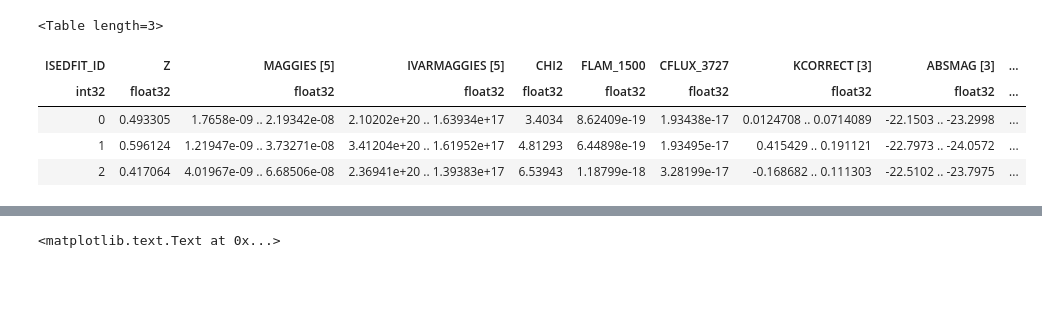
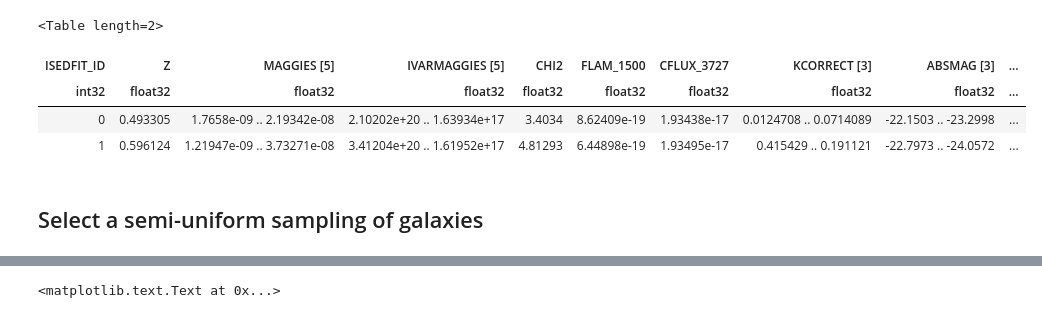
Before and after one commit to desihub/desisim, a Jupyter notebook: doc/nb/lrg-templates.ipynb, the cells around one changed output, grey strips where cells are left out. Saved outputs shown, nothing was run; the diff lists cells and outputs as text; code cells hidden in the pictures; blank space fills up the shorter version.

```diff
--- a/doc/nb/lrg-templates.ipynb
+++ b/doc/nb/lrg-templates.ipynb
@@ -39,11 +44,12 @@ cat[:3]
 # %%
 kcorr = Table.read('legacysurvey_lrg_ckc14z_kroupa01_charlot_sfhgrid01_kcorr.z0.0.fits.gz')
-kcorr[:3]
+kcorr[:2]
 # %% [output]
-<Table length=3>
+<Table length=2>
 | ISEDFIT_ID | Z | MAGGIES [5] | IVARMAGGIES [5] | CHI2 | FLAM_1500 | CFLUX_3727 | KCORRECT [3] | ABSMAG [3] | ... |
 | int32 | float32 | float32 | float32 | float32 | float32 | float32 | float32 | float32 | ... |
 | 0 | 0.493305 | 1.7658e-09 .. 2.19342e-08 | 2.10202e+20 .. 1.63934e+17 | 3.4034 | 8.62409e-19 | 1.93438e-17 | 0.0124708 .. 0.0714089 | -22.1503 .. -23.2998 | ... |
 | 1 | 0.596124 | 1.21947e-09 .. 3.73271e-08 | 3.41204e+20 .. 1.61952e+17 | 4.81293 | 6.44898e-19 | 1.93495e-17 | 0.415429 .. 0.191121 | -22.7973 .. -24.0572 | ... |
-| 2 | 0.417064 | 4.01967e-09 .. 6.68506e-08 | 2.36941e+20 .. 1.39383e+17 | 6.53943 | 1.18799e-18 | 3.28199e-17 | -0.168682 .. 0.111303 | -22.5102 .. -23.7975 | ... |
+# %% [markdown]
+## Select a semi-uniform sampling of galaxies
 # %%
```
Also changed, not shown: parts of 11 cells of this notebook.
